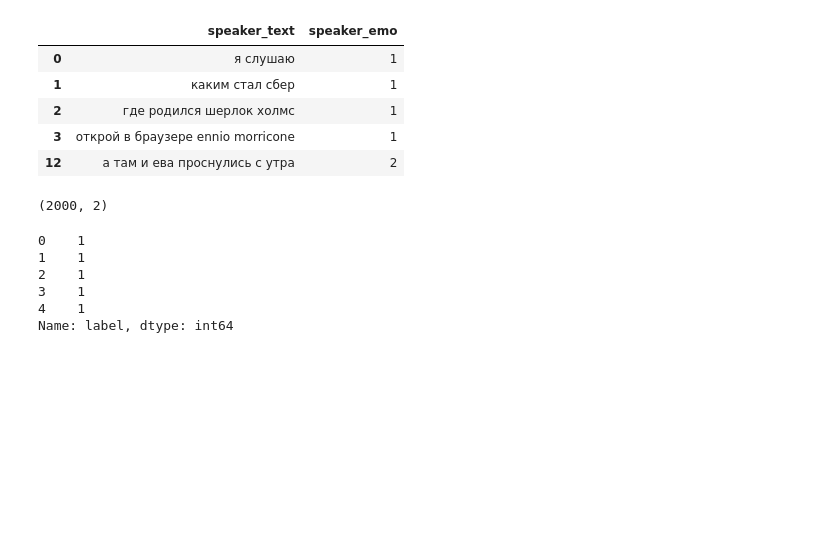
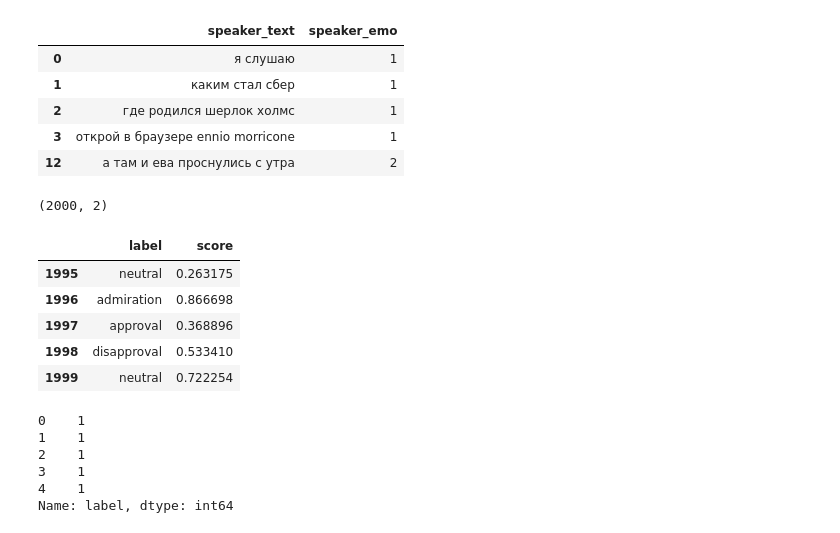
Before and after one commit to Kislv/MastersDegreeProject, a Jupyter notebook: test_hypotheses.ipynb, the cells around one changed output. Drawn from its saved outputs; the diff is of its cells as text; code cells hidden in the pictures; blank space fills up the shorter version.

```diff
--- a/test_hypotheses.ipynb
+++ b/test_hypotheses.ipynb
@@ -1253,6 +1333,15 @@ X_test.shape
 (2000, 2)
 # %%
 rubert_predictions = pd.DataFrame(rubert_tiny2(X_test[SPEAKER_TEXT_FIELD_NAME].to_list()))
+# %%
+rubert_predictions.tail()
+# %% [output]
+|  | label | score |
+| 1995 | neutral | 0.263175 |
+| 1996 | admiration | 0.866698 |
+| 1997 | approval | 0.368896 |
+| 1998 | disapproval | 0.533410 |
+| 1999 | neutral | 0.722254 |
 # %%
 y_pred = rubert_predictions['label'].apply(RuBERTTine2Emotion_name_2_Dusha_emotion)
 y_pred.head()
```
Also changed, not shown: parts of 30 cells of this notebook, 7 other files.
